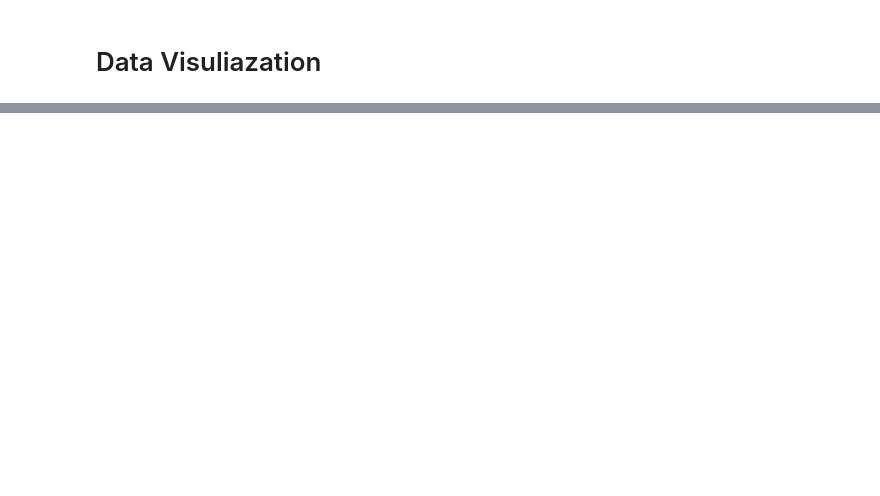
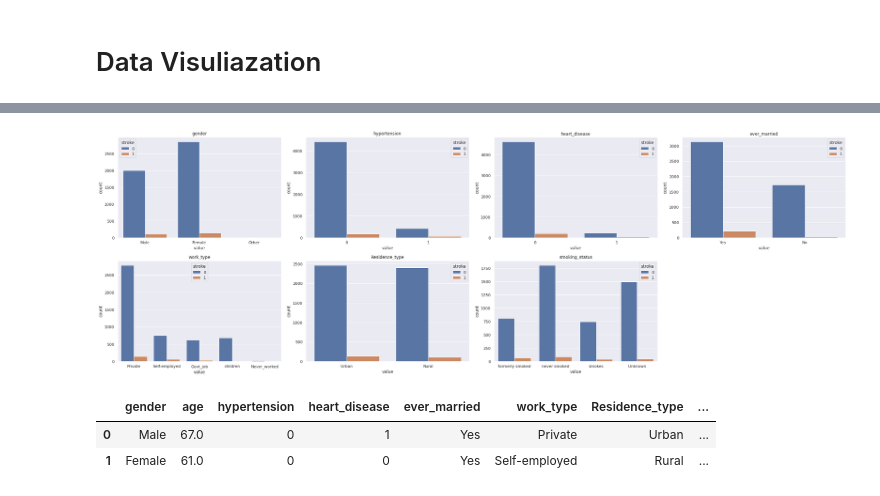
Before and after one commit to mlmaster1995/machine-learning-portforlio-python, a Jupyter notebook: Stroke_prediction/Stroke Data Pre-process and Visualization.ipynb, the cells around one changed output, grey strips where cells are left out. Drawn from its saved outputs; the diff is of its cells as text; code cells hidden in the pictures; blank space fills up the shorter version.

```diff
--- a/Stroke_prediction/Stroke Data Pre-process and Visualization.ipynb
+++ b/Stroke_prediction/Stroke Data Pre-process and Visualization.ipynb
@@ -133,2 +155,25 @@ data.head()
 # %% [markdown]
 # Data Visuliazation
+# %%
+"""
+1) id: unique identifier
+2) gender: "Male", "Female" or "Other"
+3) age: age of the patient
+4) hypertension: 0 if the patient doesn't have hypertension, 1 if the patient has hypertension
+5) heart_disease: 0 if the patient doesn't have any heart diseases, 1 if the patient has a heart disease
+6) ever_married: "No" or "Yes"
+7) work_type: "children", "Govt_jov", "Never_worked", "Private" or "Self-employed"
+8) Residence_type: "Rural" or "Urban"
+9) avg_glucose_level: average glucose level in blood
+10) bmi: body mass index
+11) smoking_status: "formerly smoked", "never smoked", "smokes" or "Unknown"*
+12) stroke: 1 if the patient had a stroke or 0 if not
+"""
+plt.figure(figsize=(30,8))
+for index, col_name in enumerate(data.columns.values):
+    ax_sub = plt.subplot(3,4,index+1)
+    ax = sns.histplot(data=data[col_name],kde=True, color='green', stat='density')
+    ax.set_title(col_name)
+    ax.set_xlabel('value')
+plt.tight_layout()
+plt.show()
@@ -134,0 +190,19 @@ data.head()
+# %%
+"""stroke v.s. categorial data"""
+cat_lst=['gender','hypertension','heart_disease','ever_married','work_type','Residence_type','smoking_status']
+plt.figure(figsize=(30,10))
+for index, cat_name in enumerate(cat_lst):
+    ax_sub = plt.subplot(2,4,index+1)
+    ax = sns.countplot(data=data, x=cat_name, hue='stroke')
+    ax.set_title(cat_name)
+    ax.set_xlabel('value')
+plt.tight_layout()
+plt.show()
+# %% [output]
+[figure, added]
+# %%
+data.head(2)
+# %% [output]
+|  | gender | age | hypertension | heart_disease | ever_married | work_type | Residence_type | ... |
+| 0 | Male | 67.0 | 0 | 1 | Yes | Private | Urban | ... |
+| 1 | Female | 61.0 | 0 | 0 | Yes | Self-employed | Rural | ... |
```
Also changed, not shown: parts of 24 cells of this notebook, 3 other files.
